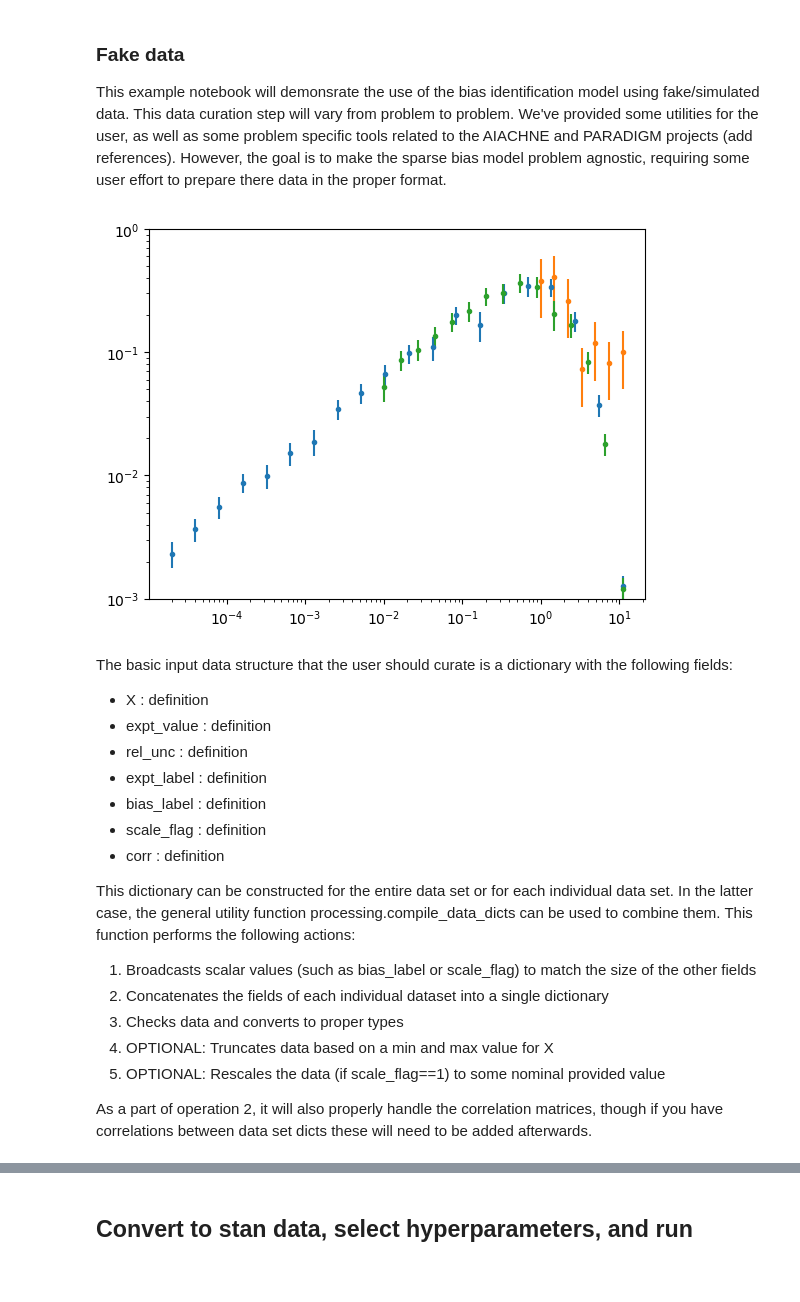
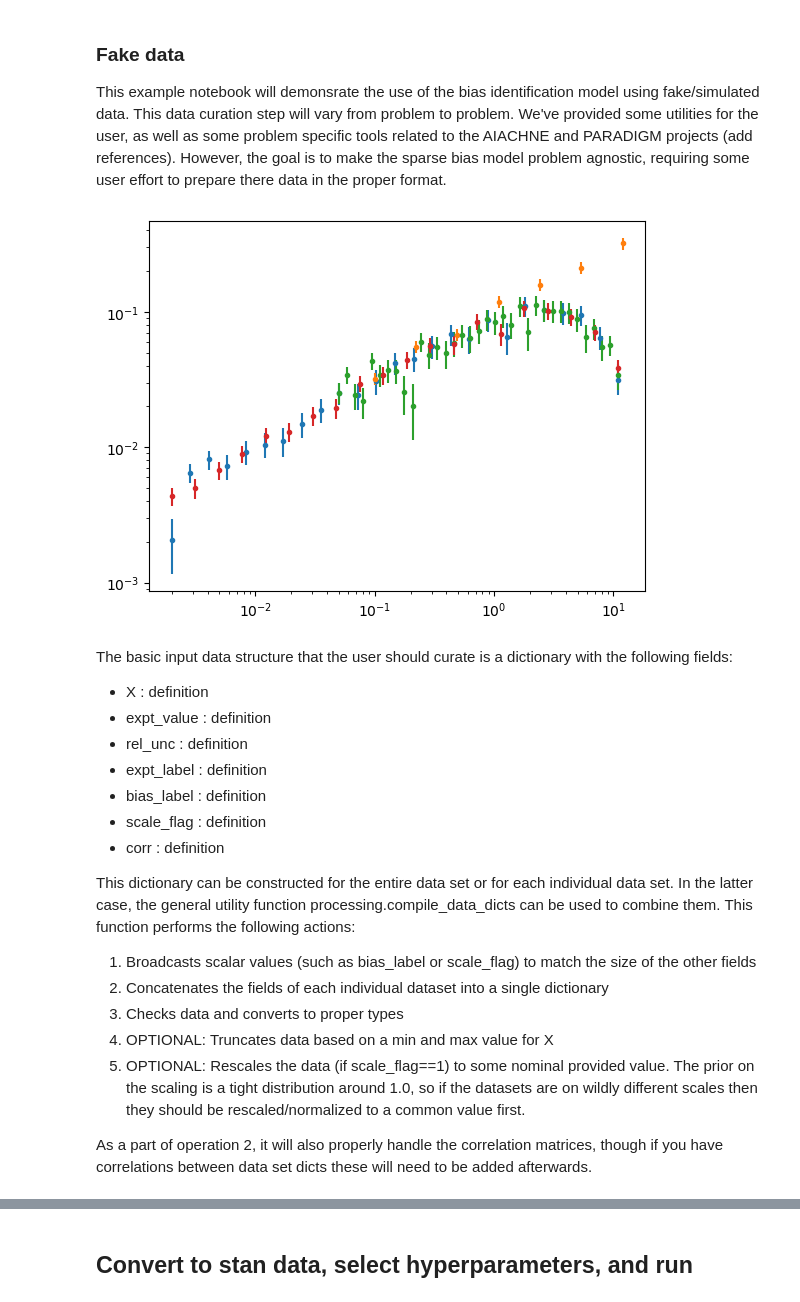
Before and after one commit to lanl/sparse_bias, a Jupyter notebook: example.ipynb, the cells around one changed output, grey strips where cells are left out. Cells and saved outputs as stored; diff of their text form; code cells hidden in the pictures.

```diff
--- a/example.ipynb
+++ b/example.ipynb
@@ -34,37 +35,41 @@ from utils.functions import maxwellian
 
 def make_measurement(xmin, xmax, N_obs, relative_unc):
     x_obs = np.logspace(np.log10(xmin),np.log10(xmax), N_obs)
-    y_obs_mean = maxwellian(1.5, x_obs)
+    y_obs_mean = maxwellian(5, x_obs)
     y_obs_unc = y_obs_mean*relative_unc
     y_obs = np.random.default_rng(seed).multivariate_normal(mean=y_obs_mean, cov=np.diag(y_obs_unc**2))
     return x_obs, y_obs, y_obs_unc
 
 seed = 1
-N_exp = [20,7,15]
-x_range = np.log10((1e-5,12))
+N_exp = [25,7,35, 20]
+x_range = np.log10((1e-3,12))
+# x_eval = np.linspace(10**x_range[0],10**x_range[1], 12)
 x_eval = np.logspace(*x_range, 12)
 
-x_obs1, y_obs1, y_obs1_unc = make_measurement(2e-5, 11, N_exp[0], 0.2)
-x_obs2, y_obs2, y_obs2_unc = make_measurement(1e0, 11, N_exp[1], 0.5)
-x_obs3, y_obs3, y_obs3_unc = make_measurement(1e-2, 11, N_exp[2], 0.2)
+x_obs1, y_obs1, y_obs1_unc = make_measurement(2e-3, 11, N_exp[0], 0.2)
+x_obs2, y_obs2, y_obs2_unc = make_measurement(1e-1, 11.9, N_exp[1], 0.1)
+x_obs3, y_obs3, y_obs3_unc = make_measurement(5e-2, 11, N_exp[2], 0.2)
+x_obs4, y_obs4, y_obs4_unc = make_measurement(2e-3, 11, N_exp[3], 0.15)
 
 ## optional bias on exp 2
-y_obs2 += x_obs2*-1e-3 + 0.01*x_obs2
+y_obs2 += x_obs2*-1e-3+ 0.025*x_obs2
 y_obs2[y_obs2<0 ]=0
-y_obs2_unc = y_obs2*0.5
+y_obs2_unc = y_obs2*0.1
 # %%
 plt.figure()
 plt.errorbar(x_obs1, y_obs1, yerr=y_obs1_unc, fmt='.')
 plt.errorbar(x_obs2, y_obs2, yerr=y_obs2_unc, fmt='.')
 plt.errorbar(x_obs3, y_obs3, yerr=y_obs3_unc, fmt='.')
+plt.errorbar(x_obs4, y_obs4, yerr=y_obs4_unc, fmt='.')
+
 # plt.errorbar(all_df["energy"], np.array(stan_data['y']), yerr=np.array(stan_data['s'])*np.array(stan_data['y']), fmt = '.')
 
-plt.ylim(1e-3, 1)
+# plt.ylim(1e-3, 1)
 plt.xscale('log')
 plt.yscale('log')
 plt.show()
 # %% [output]
-[figure, old version]
+[figure, new version]
 # %% [markdown]
 The basic input data structure that the user should curate is a dictionary with the following fields:
 
@@ -84,7 +89,7 @@ This function performs the following actions:
 2. Concatenates the fields of each individual dataset into a single dictionary
 3. Checks data and converts to proper types
 4. OPTIONAL: Truncates data based on a min and max value for X
-5. OPTIONAL: Rescales the data (if scale_flag==1) to some nominal provided value
+5. OPTIONAL: Rescales the data (if scale_flag==1) to some nominal provided value. The prior on the scaling is a tight distribution around 1.0, so if the datasets are on wildly different scales then they should be rescaled/normalized to a common value first.
 
 As a part of operation 2, it will also properly handle the correlation matrices, though if you have correlations between data set dicts these will need to be added afterwards.
 # %%
```
Also changed, not shown: parts of 20 cells of this notebook, 2 other files.
